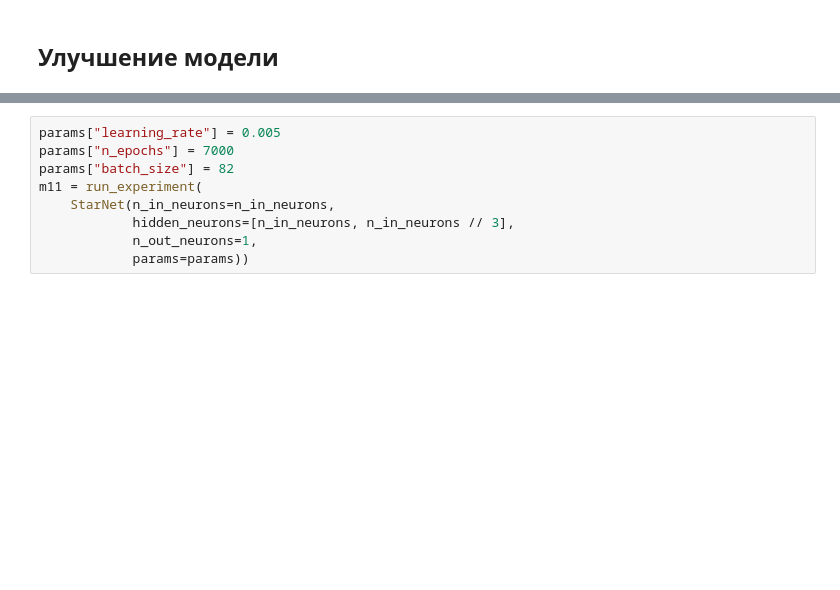
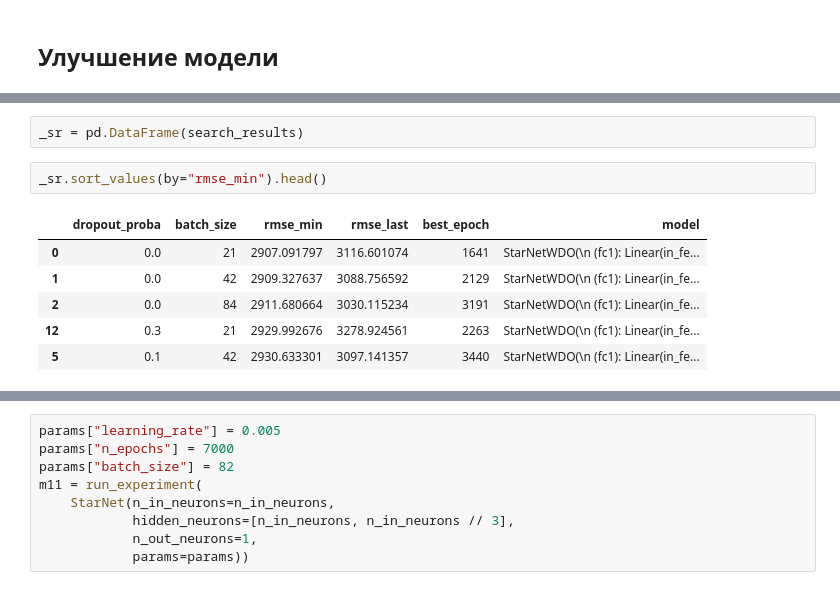
Before and after one commit to dimdasci/yp14-torch-nn-refression, a Jupyter notebook: notebooks/yp14-star-temperature-prediction.ipynb, the cells around one changed output, grey strips where cells are left out. Cells and saved outputs as stored; diff of their text form; blank space fills up the shorter version.

```diff
--- a/notebooks/yp14-star-temperature-prediction.ipynb
+++ b/notebooks/yp14-star-temperature-prediction.ipynb
@@ -1189,0 +1260,11 @@ plt.show()
+# %%
+_sr = pd.DataFrame(search_results)
+# %%
+_sr.sort_values(by="rmse_min").head()
+# %% [output]
+|  | dropout_proba | batch_size | rmse_min | rmse_last | best_epoch | model |
+| 0 | 0.0 | 21 | 2907.091797 | 3116.601074 | 1641 | StarNetWDO(\n (fc1): Linear(in_fe... |
+| 1 | 0.0 | 42 | 2909.327637 | 3088.756592 | 2129 | StarNetWDO(\n (fc1): Linear(in_fe... |
+| 2 | 0.0 | 84 | 2911.680664 | 3030.115234 | 3191 | StarNetWDO(\n (fc1): Linear(in_fe... |
+| 12 | 0.3 | 21 | 2929.992676 | 3278.924561 | 2263 | StarNetWDO(\n (fc1): Linear(in_fe... |
+| 5 | 0.1 | 42 | 2930.633301 | 3097.141357 | 3440 | StarNetWDO(\n (fc1): Linear(in_fe... |
```
Also changed, not shown: parts of 32 cells of this notebook.
